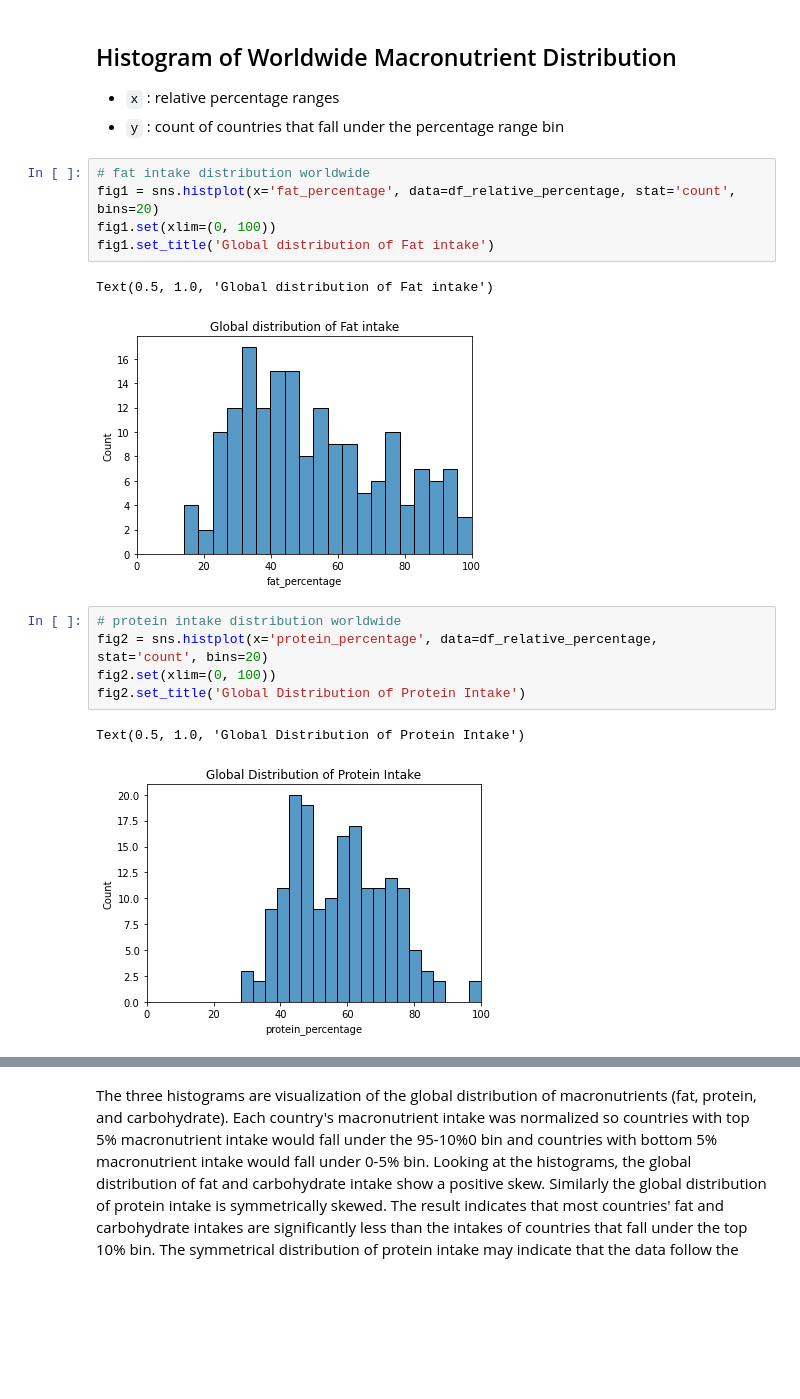
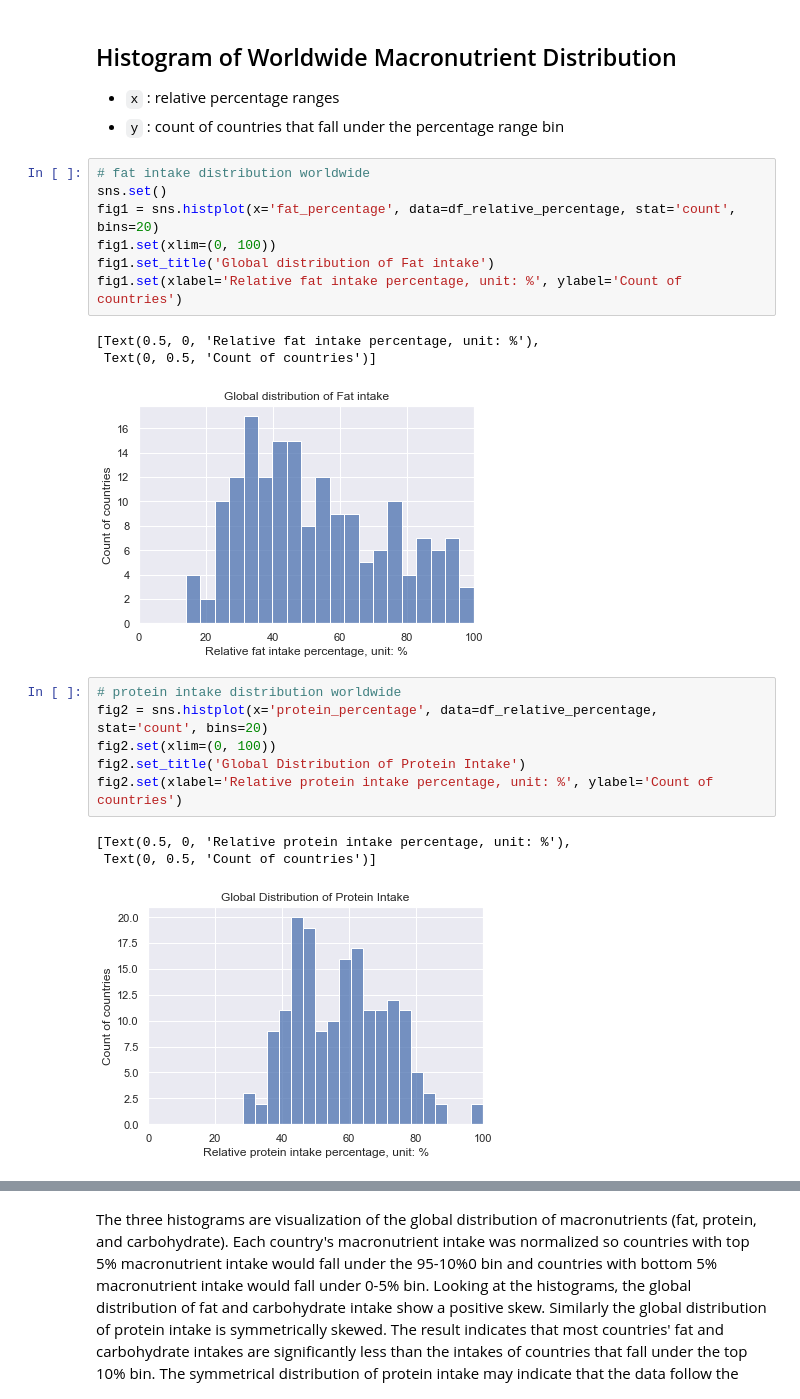
Before and after one commit to chwheo/cogs108-final-project, a Jupyter notebook: FinalProjectGroup061Sp22.ipynb, the cells around one changed output, grey strips where cells are left out. Cells and saved outputs as stored; diff of their text form; blank space fills up the shorter version.

Commit message:
changes to histogram color, labels

```diff
--- a/FinalProjectGroup061Sp22.ipynb
+++ b/FinalProjectGroup061Sp22.ipynb
@@ -391,20 +391,25 @@ Minimum Recovered Value: 0.0
 * `y` : count of countries that fall under the percentage range bin
 # %%
 # fat intake distribution worldwide
+sns.set()
 fig1 = sns.histplot(x='fat_percentage', data=df_relative_percentage, stat='count', bins=20)
 fig1.set(xlim=(0, 100))
 fig1.set_title('Global distribution of Fat intake')
+fig1.set(xlabel='Relative fat intake percentage, unit: %', ylabel='Count of countries')
 # %% [output]
-Text(0.5, 1.0, 'Global distribution of Fat intake')
+[Text(0.5, 0, 'Relative fat intake percentage, unit: %'),
+ Text(0, 0.5, 'Count of countries')]
-[figure, old version]
+[figure, new version]
 # %%
 # protein intake distribution worldwide
 fig2 = sns.histplot(x='protein_percentage', data=df_relative_percentage, stat='count', bins=20)
 fig2.set(xlim=(0, 100))
 fig2.set_title('Global Distribution of Protein Intake')
+fig2.set(xlabel='Relative protein intake percentage, unit: %', ylabel='Count of countries')
 # %% [output]
-Text(0.5, 1.0, 'Global Distribution of Protein Intake')
+[Text(0.5, 0, 'Relative protein intake percentage, unit: %'),
+ Text(0, 0.5, 'Count of countries')]
-[figure, old version]
+[figure, new version]
 # %%
 # carb intake distribution worldwide
 fig3 = sns.histplot(x='carb_percentage', data=df_relative_percentage, stat='count', bins=20)
```
Also changed, not shown: parts of 16 cells of this notebook.
